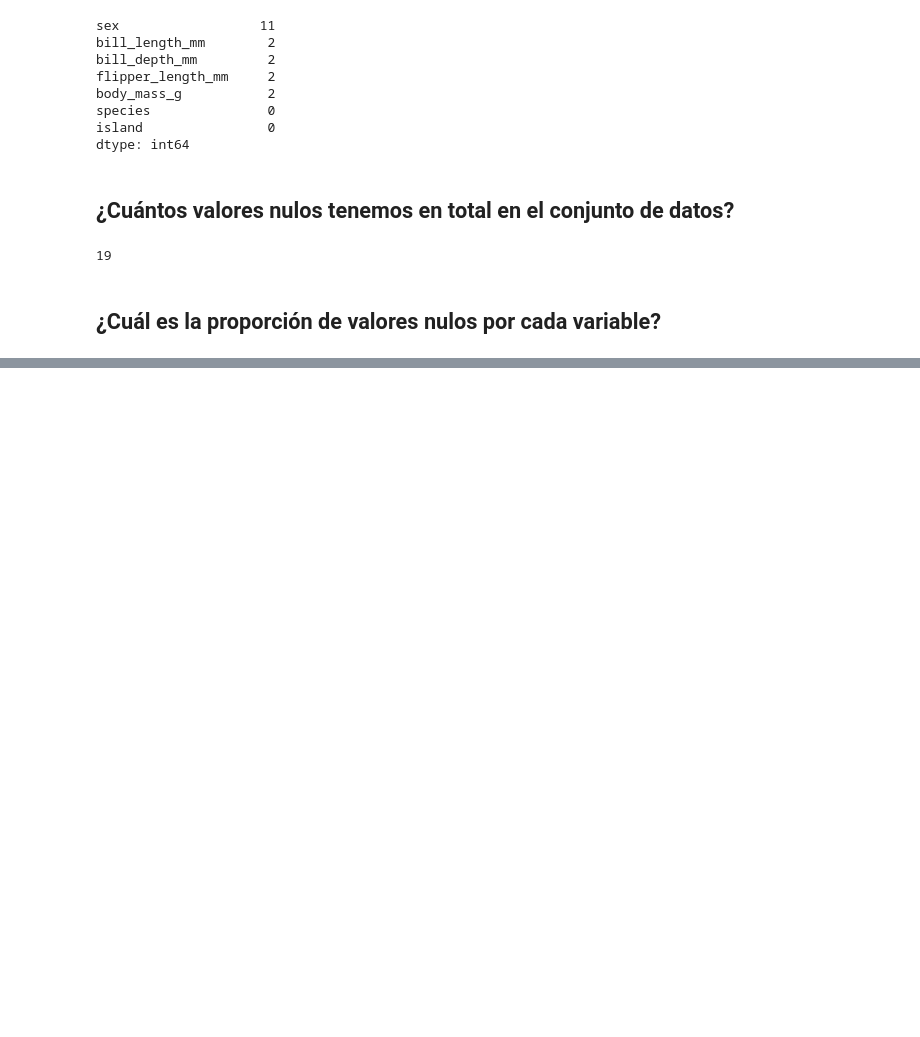
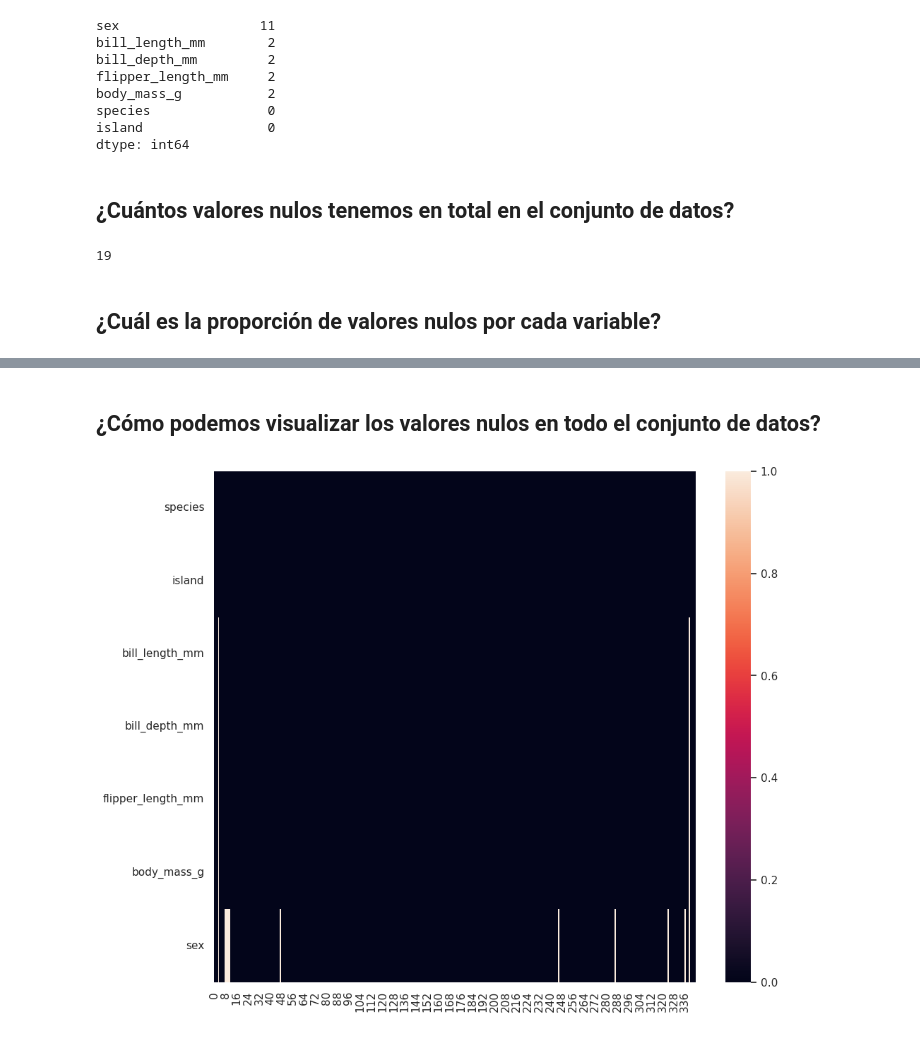
Before and after one commit to Antoniolml/data_analitys_pinguins, a Jupyter notebook: notebooks/0.2-antoniolml-data-collection-validation.ipynb, the cells around one changed output, grey strips where cells are left out. Saved outputs shown, nothing was run; the diff lists cells and outputs as text; code cells hidden in the pictures; blank space fills up the shorter version.

```diff
--- a/notebooks/0.2-antoniolml-data-collection-validation.ipynb
+++ b/notebooks/0.2-antoniolml-data-collection-validation.ipynb
@@ -90,0 +93,6 @@ ModuleNotFoundError: No module named 'penguins_exploratorio'
+# %% [markdown]
+## ¿Cómo podemos visualizar los valores nulos en todo el conjunto de datos?
+# %%
+visualize.plot_missing_data_heatmap(preprocessed_penguins_df)
+# %% [output]
+[figure, added]
```
Also changed, not shown: parts of 4 cells of this notebook, 7 other files.
